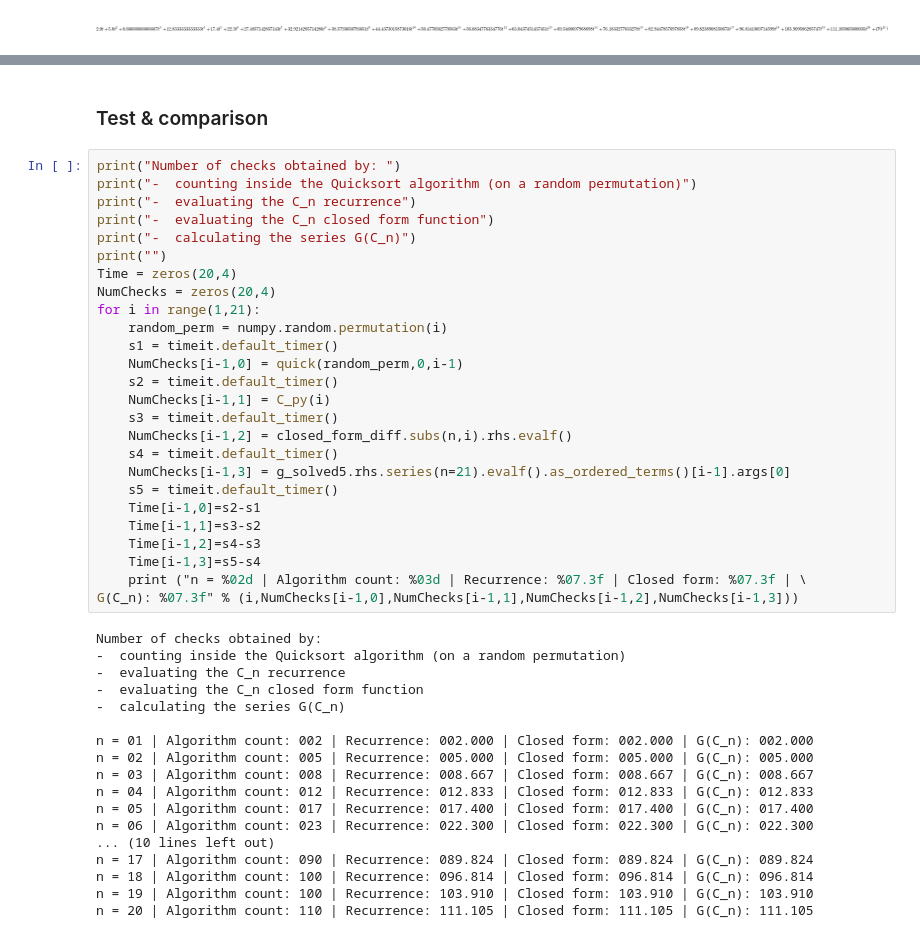
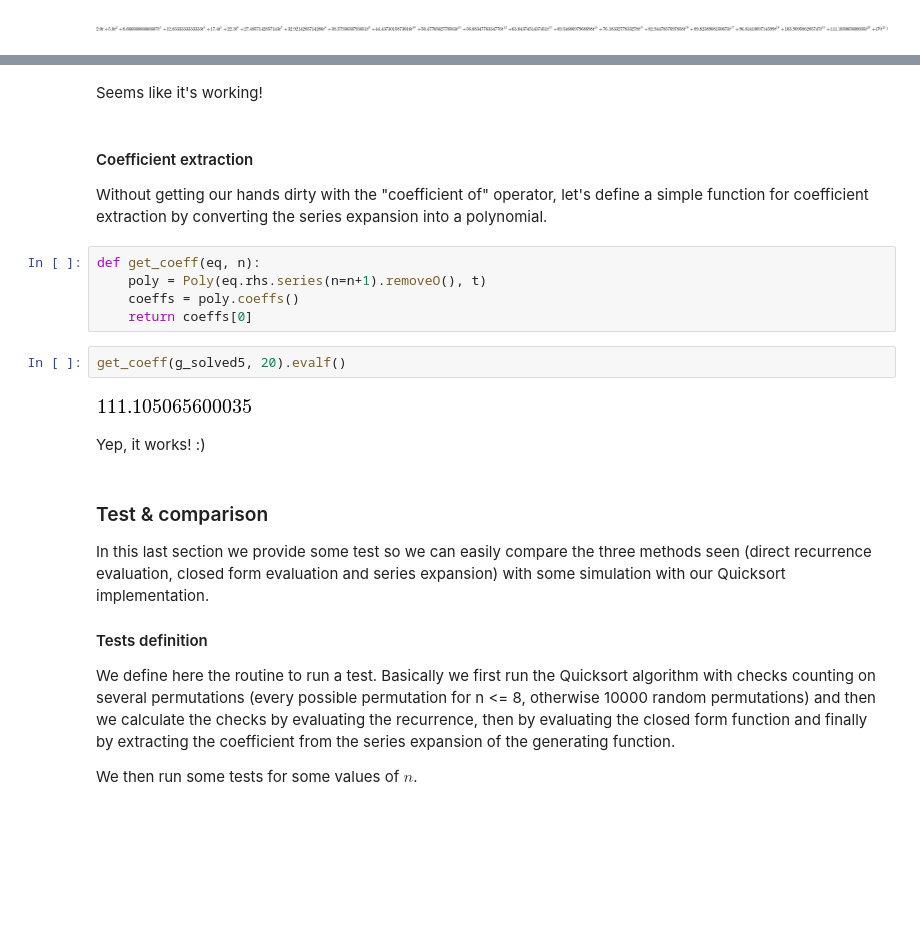
Before and after one commit to oddlord/uni, a Jupyter notebook: PAA Project.ipynb, the cells around one changed output, grey strips where cells are left out. Saved outputs shown, nothing was run; the diff lists cells and outputs as text; blank space fills up the shorter version.

Commit message:
Reorganized tests and renamed notebook

```diff
--- a/Progetto PAA.ipynb
+++ b/PAA Project.ipynb
@@ -667,46 +665,24 @@ It works! OMG! :D :D :D
-# %% [markdown]
-### Test & comparison
-# %%
-print("Number of checks obtained by: ")
-print("-  counting inside the Quicksort algorithm (on a random permutation)")
-print("-  evaluating the C_n recurrence")
-print("-  evaluating the C_n closed form function")
-print("-  calculating the series G(C_n)")
-print("")
-Time = zeros(20,4)
-NumChecks = zeros(20,4)
-for i in range(1,21):
-    random_perm = numpy.random.permutation(i)
-    s1 = timeit.default_timer()
-    NumChecks[i-1,0] = quick(random_perm,0,i-1)
-    s2 = timeit.default_timer()
-    NumChecks[i-1,1] = C_py(i)
-    s3 = timeit.default_timer()
-    NumChecks[i-1,2] = closed_form_diff.subs(n,i).rhs.evalf()
-    s4 = timeit.default_timer()
-    NumChecks[i-1,3] = g_solved5.rhs.series(n=21).evalf().as_ordered_terms()[i-1].args[0]
-    s5 = timeit.default_timer()
-    Time[i-1,0]=s2-s1
-    Time[i-1,1]=s3-s2
-    Time[i-1,2]=s4-s3
-    Time[i-1,3]=s5-s4
-    print ("n = %02d | Algorithm count: %03d | Recurrence: %07.3f | Closed form: %07.3f | \
-G(C_n): %07.3f" % (i,NumChecks[i-1,0],NumChecks[i-1,1],NumChecks[i-1,2],NumChecks[i-1,3]))
-# %% [output]
-Number of checks obtained by:
--  counting inside the Quicksort algorithm (on a random permutation)
--  evaluating the C_n recurrence
--  evaluating the C_n closed form function
--  calculating the series G(C_n)
-
-n = 01 | Algorithm count: 002 | Recurrence: 002.000 | Closed form: 002.000 | G(C_n): 002.000
-n = 02 | Algorithm count: 005 | Recurrence: 005.000 | Closed form: 005.000 | G(C_n): 005.000
-n = 03 | Algorithm count: 008 | Recurrence: 008.667 | Closed form: 008.667 | G(C_n): 008.667
-n = 04 | Algorithm count: 012 | Recurrence: 012.833 | Closed form: 012.833 | G(C_n): 012.833
-n = 05 | Algorithm count: 017 | Recurrence: 017.400 | Closed form: 017.400 | G(C_n): 017.400
-n = 06 | Algorithm count: 023 | Recurrence: 022.300 | Closed form: 022.300 | G(C_n): 022.300
-... (10 lines left out)
-n = 17 | Algorithm count: 090 | Recurrence: 089.824 | Closed form: 089.824 | G(C_n): 089.824
-n = 18 | Algorithm count: 100 | Recurrence: 096.814 | Closed form: 096.814 | G(C_n): 096.814
-n = 19 | Algorithm count: 100 | Recurrence: 103.910 | Closed form: 103.910 | G(C_n): 103.910
-n = 20 | Algorithm count: 110 | Recurrence: 111.105 | Closed form: 111.105 | G(C_n): 111.105
+# %% [markdown]
+Seems like it's working!
+# %% [markdown]
+#### Coefficient extraction
+Without getting our hands dirty with the "coefficient of" operator, let's define a simple function for coefficient extraction by converting the series expansion into a polynomial.
+# %%
+def get_coeff(eq, n):
+    poly = Poly(eq.rhs.series(n=n+1).removeO(), t)
+    coeffs = poly.coeffs()
+    return coeffs[0]
+# %%
+get_coeff(g_solved5, 20).evalf()
+# %% [output]
+[figure, added]
+# %% [markdown]
+Yep, it works! :)
+# %% [markdown]
+### Test & comparison
+In this last section we provide some test so we can easily compare the three methods seen (direct recurrence evaluation, closed form evaluation and series expansion) with some simulation with our Quicksort implementation.
+
+#### Tests definition
+We define here the routine to run a test. Basically we first run the Quicksort algorithm with checks counting on several permutations (every possible permutation for n <= 8, otherwise 10000 random permutations) and then we calculate the checks by evaluating the recurrence, then by evaluating the closed form function and finally by extracting the coefficient from the series expansion of the generating function.
+
+We then run some tests for some values of $n$.
```
Also changed, not shown: parts of 21 cells of this notebook, 1 other file.
